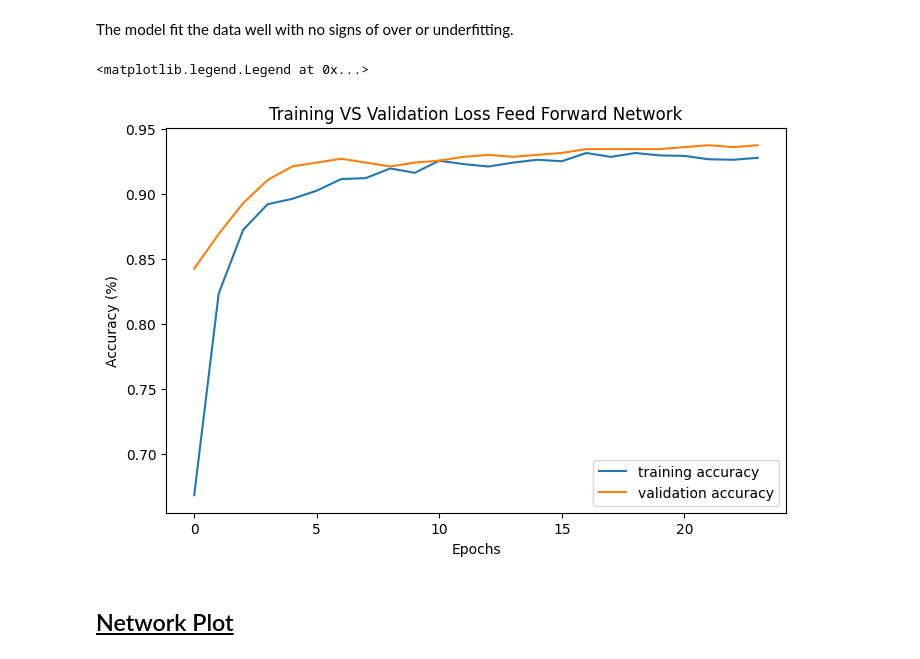
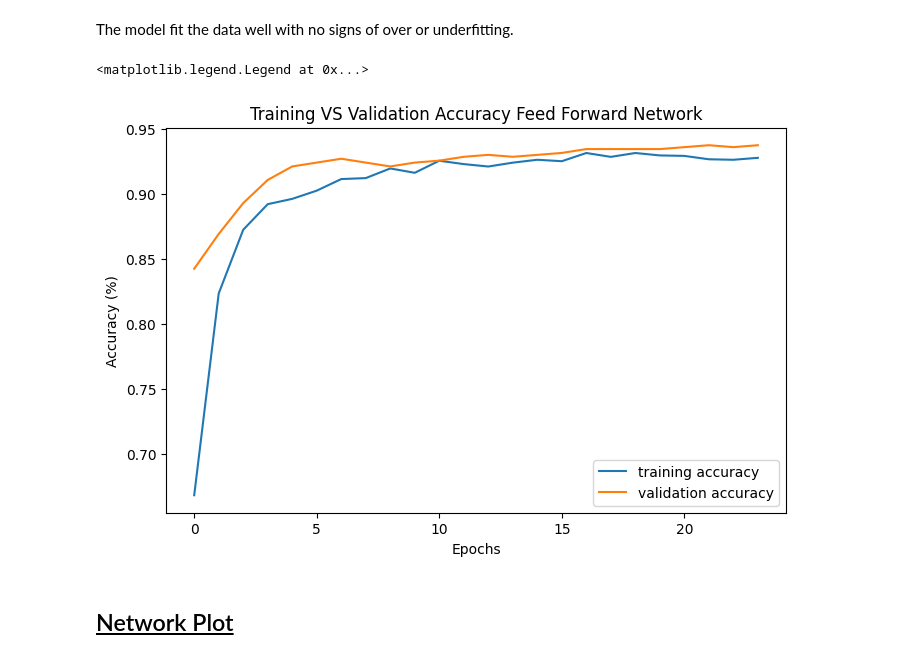
Before and after one commit to Broph-214/portfolio_project_list, a Jupyter notebook: spam_neural_network.ipynb, the cells around one changed output. Drawn from its saved outputs; the diff is of its cells as text; code cells hidden in the pictures.

Commit message:
changed_title name

```diff
--- a/spam_neural_network.ipynb
+++ b/spam_neural_network.ipynb
@@ -206,14 +206,14 @@ The model fit the data well with no signs of over or underfitting.
 # %%
 plt.figure(figsize=(8,5))
 plt.plot(fitted_model.history["accuracy"],label="training accuracy")
 plt.plot(fitted_model.history["val_accuracy"],label="validation accuracy")
-plt.title("Training VS Validation Loss Feed Forward Network")
+plt.title("Training VS Validation Accuracy Feed Forward Network")
 plt.xlabel("Epochs")
 plt.ylabel("Accuracy (%)")
 plt.legend()
 # %% [output]
 <matplotlib.legend.Legend at 0x...>
-[figure, old version]
+[figure, new version]
 # %% [markdown]
 ## <ins> Network Plot</ins>
 # %%
```
